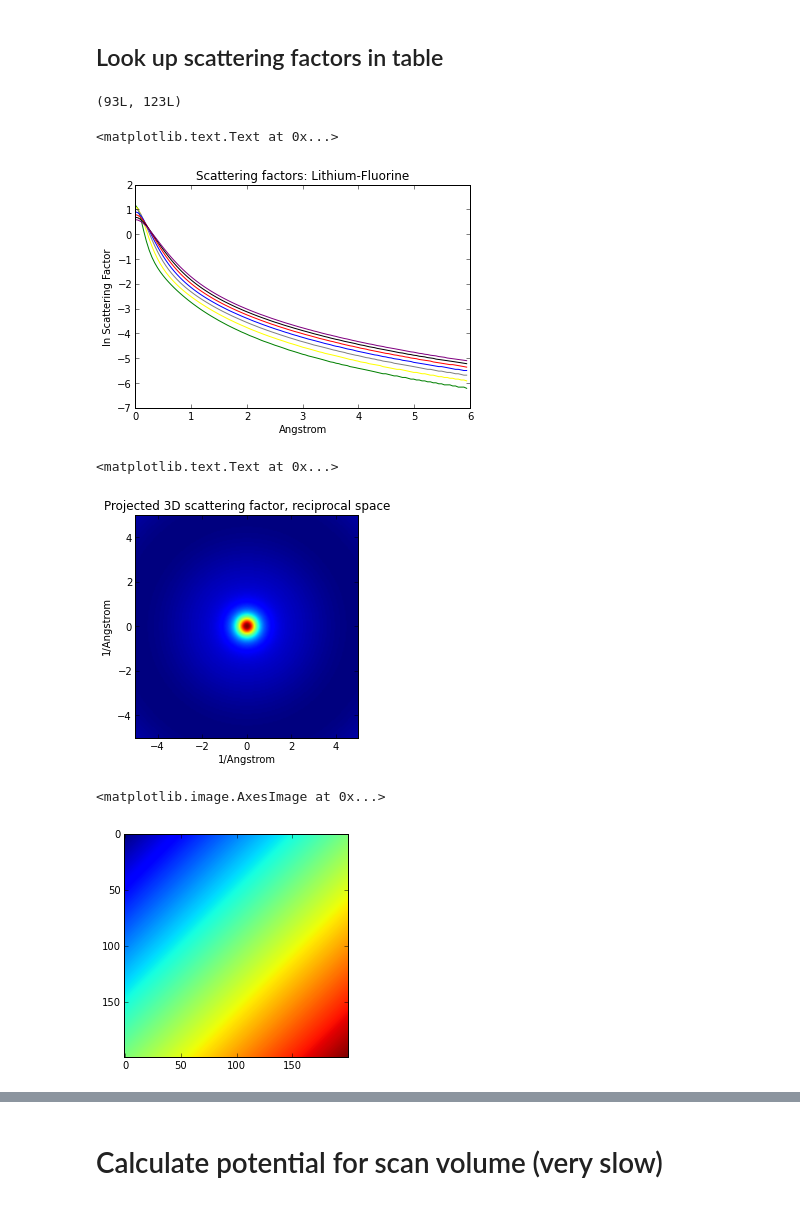
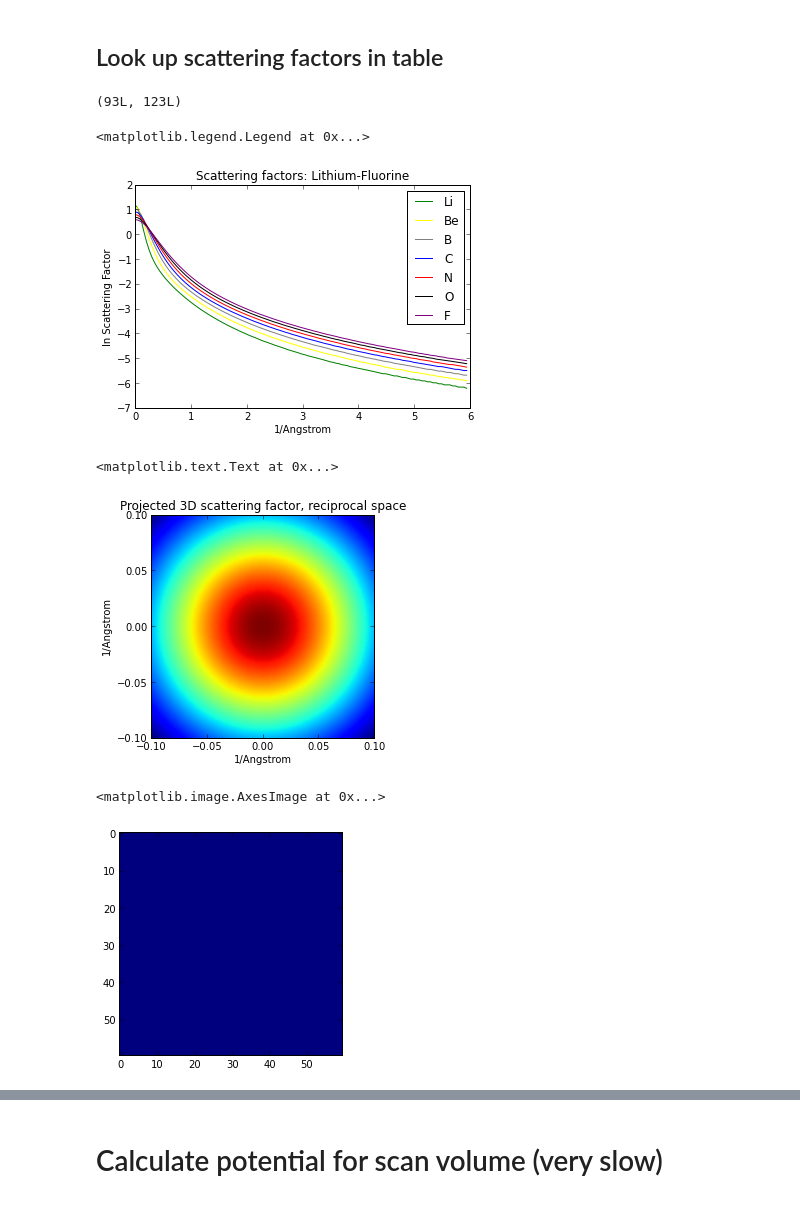
Before and after one commit to QSTEM/QSTEM, a Jupyter notebook: python/QSTEM_simDemo.ipynb, the cells around one changed output, grey strips where cells are left out. Drawn from its saved outputs; the diff is of its cells as text; code cells hidden in the pictures.

```diff
--- a/python/QSTEM_simDemo.ipynb
+++ b/python/QSTEM_simDemo.ipynb
@@ -13,8 +13,10 @@ d = 0.05
 # array size (x and y) of probe, propagator, and sample potential arrays
 n = 200
 # HT (kV)
-HT=200
+HT=200.0
 # slice thickness in Angstroms
 slice_thickness = 1.9525
+# atom box size for potential calculation (Angstrom)
+atomBox=5.0
 # %% [markdown]
 # Create a probe (fast)
@@ -96,40 +78,50 @@ Aberration angles:
 import numpy as np
 # Scattering factors for QSTEM come from Rez et al., Acta Cryst A 50 (1994) 481
 scatFactors = np.loadtxt("SF_rez.txt",delimiter=",")
-# There are 93 rows with 123 scattering factors, each.
+# There are 93 rows with 123 scattering factors, each.  These are calculated
+#   from 0 to 6 1/A.
 print scatFactors.shape
 # scatFactors[0] is the radius for the scattering factor
 # every other row is the corresponding element.  I.e. Carbon = scatFactors[6]
 # log of scattering factor is shown
-plt.plot(scatFactors[0],np.log(scatFactors[3]),color="green")
-plt.plot(scatFactors[0],np.log(scatFactors[4]),color="yellow")
-plt.plot(scatFactors[0],np.log(scatFactors[5]),color="gray")
-plt.plot(scatFactors[0],np.log(scatFactors[6]),color="blue")
-plt.plot(scatFactors[0],np.log(scatFactors[7]),color="red")
-plt.plot(scatFactors[0],np.log(scatFactors[8]),color="black")
-plt.plot(scatFactors[0],np.log(scatFactors[9]),color="purple")
+plt.plot(scatFactors[0],np.log(scatFactors[3]),color="green", label="Li")
+plt.plot(scatFactors[0],np.log(scatFactors[4]),color="yellow", label="Be")
+plt.plot(scatFactors[0],np.log(scatFactors[5]),color="gray", label="B")
+plt.plot(scatFactors[0],np.log(scatFactors[6]),color="blue", label="C")
+plt.plot(scatFactors[0],np.log(scatFactors[7]),color="red", label="N")
+plt.plot(scatFactors[0],np.log(scatFactors[8]),color="black", label="O")
+plt.plot(scatFactors[0],np.log(scatFactors[9]),color="purple", label="F")
 
 plt.title("Scattering factors: Lithium-Fluorine")
-plt.xlabel("Angstrom")
+plt.xlabel("1/Angstrom")
 plt.ylabel("ln Scattering Factor")
+plt.legend()
 # %% [output]
 (93L, 123L)
-<matplotlib.text.Text at 0x...>
+<matplotlib.legend.Legend at 0x...>
-[figure, old version]
+[figure, new version]
 # %%
+# Here we interpolate the tabulated scattering factors as necessary.
+#    Note that here we are in reciprocal space.  We take care to
+#    convert from the real space box size into reciprocal space radius.
+
 from scipy import interpolate
-radius=n*d/2 # angstroms from atom center
+radius=1/atomBox/2.0 # angstroms from atom center
+# establish our number of points as the atom box divided by our
+#    (real-space) resolution
+pts = atomBox/d
 # setup cubic spline interpolation for potential (Sr atom):
 tck = interpolate.splrep(scatFactors[0],scatFactors[38],s=0)
-axis = np.linspace(-radius,radius,n)
+axis = np.linspace(-radius,radius,pts)
 
 spaceX, spaceY, spaceZ = np.meshgrid(axis,axis,axis)
 # shape 3D space into 1D for interpolation
 space = (spaceX**2+spaceY**2+spaceZ**2).reshape(-1)
-potential = interpolate.splev(space,tck,der=0)
+potential = interpolate.splev(np.sqrt(space),tck,der=0)
 # reshape back to 3D
-potential = potential.reshape((n,n,n))
-potential = potential*radius/n
+potential = potential.reshape((pts,pts,pts))
+#TODO: what is this scaling for?
+#potential = potential*radius/pts
 # %%
 plt.imshow(potential.sum(axis=2), extent=[-radius,radius,-radius,radius])
 plt.xlabel("1/Angstrom")
@@ -137,17 +129,17 @@ plt.ylabel("1/Angstrom")
 plt.title("Projected 3D scattering factor, reciprocal space")
 # %% [output]
 <matplotlib.text.Text at 0x...>
-[figure, old version]
+[figure, new version]
 # %%
 xPos = -2*np.pi*0
-zOffset = (n*2-1)/2
+zOffset = (n*2-1)/2.0
 zPos = -2*np.pi*(radius/n*zOffset)
 #phase = spaceX*xPos + spaceZ*zPos;
 phase = 2*pi*radius/n*(spaceX+spaceY)
 plt.imshow(phase.sum(axis=2))
 # %% [output]
 <matplotlib.image.AxesImage at 0x...>
-[figure, old version]
+[figure, new version]
 # %%
 from numpy.fft import ifft2, fftshift, ifftshift
 real_space_potential = np.zeros_like(phase,dtype=np.complex)
```
Also changed, not shown: parts of 13 cells of this notebook.
